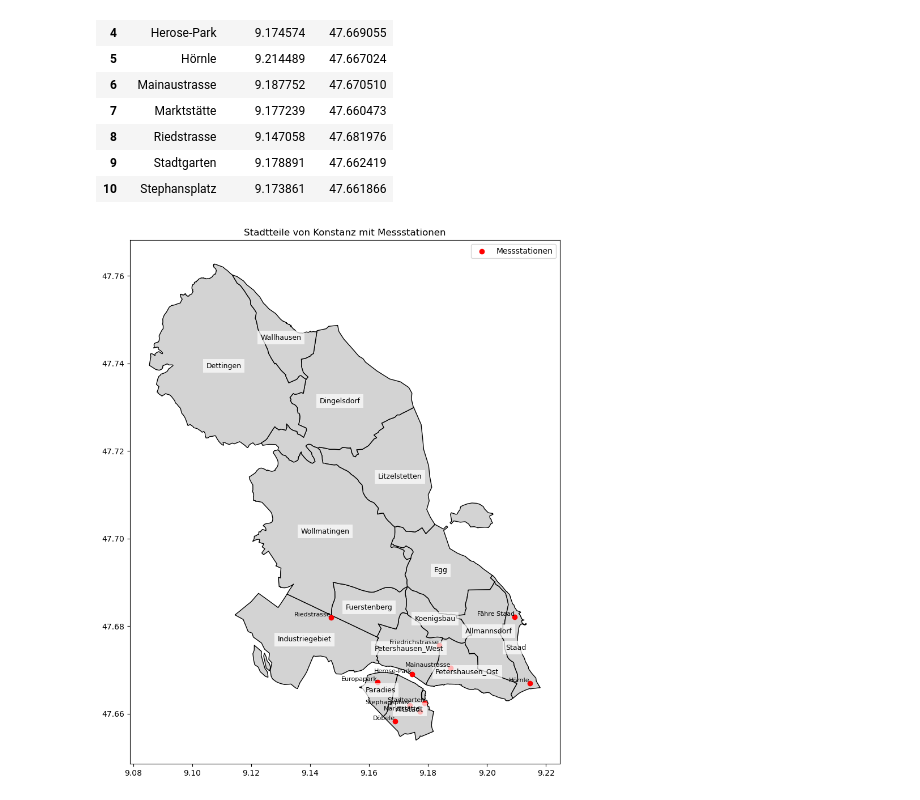
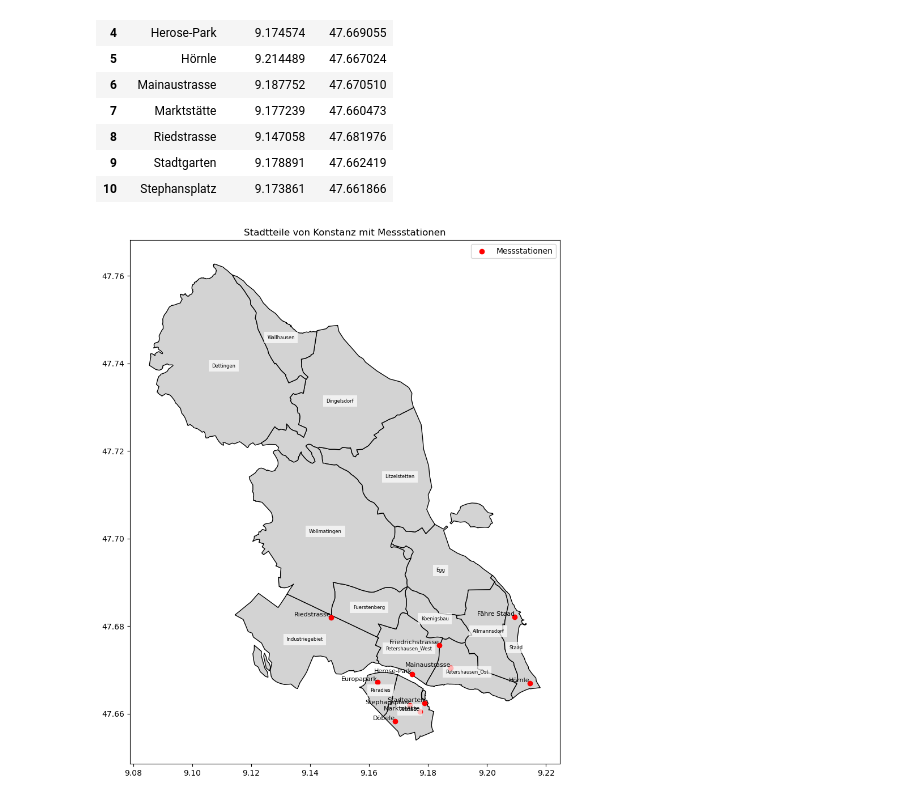
Before and after one commit to sgc-kn/dashboards, a Jupyter notebook: majas_notebooks/Karte_Konstanz.ipynb, the cells around one changed output. Saved outputs shown, nothing was run; the diff lists cells and outputs as text; code cells hidden in the pictures.

```diff
--- a/majas_notebooks/Karte_Konstanz.ipynb
+++ b/majas_notebooks/Karte_Konstanz.ipynb
@@ -37,33 +53,33 @@ mess_meta
 # %%
 import geopandas as gpd
 import matplotlib.pyplot as plt
 
 # Stadtteile von Konstanz laden (GeoJSON-Datei erforderlich)
 stadtteile = gpd.read_file("Kleinräumige_Gliederung_4330766187849128049.geojson")
 
 # 12 Beispielkoordinaten für Messstationen (müssen echte Werte ersetzt werden)
 messstationen = gpd.GeoDataFrame(
     mess_meta,
     geometry=gpd.points_from_xy(mess_meta["Geogr.Laenge"], mess_meta["Geogr.Breite"]),
     crs="EPSG:4326"
 )
 
 # Karte erstellen
 fig, ax = plt.subplots(figsize=(10, 12))
 stadtteile.plot(ax=ax, color="lightgrey", edgecolor="black")
-messstationen.plot(ax=ax, color="red", marker="o", label="Messstationen")
-
 # Stadtteilnamen hinzufügen
 for idx, row in stadtteile.iterrows():
     centroid = row.geometry.centroid
-    ax.text(centroid.x, centroid.y, row["STT_NAME"], fontsize=9, ha='center', va='center', color='black', bbox=dict(facecolor='white', alpha=0.7, edgecolor='none'))
+    ax.text(centroid.x, centroid.y, row["STT_NAME"], fontsize=6, ha='center', va='center', color='black', bbox=dict(facecolor='white', alpha=0.7, edgecolor='none'))
 
+
+messstationen.plot(ax=ax, color="red", marker="o", label="Messstationen")
 for idx, row in messstationen.iterrows():
     ax.text(row.geometry.x, row.geometry.y, row["name"], fontsize=8, ha='right', va='bottom', color='black')
 
 # Titel und Legende
 ax.set_title("Stadtteile von Konstanz mit Messstationen")
 plt.legend()
 plt.show()
 # %% [output]
-[figure, old version]
+[figure, new version]
```
Also changed, not shown: parts of 1 cell of this notebook.
